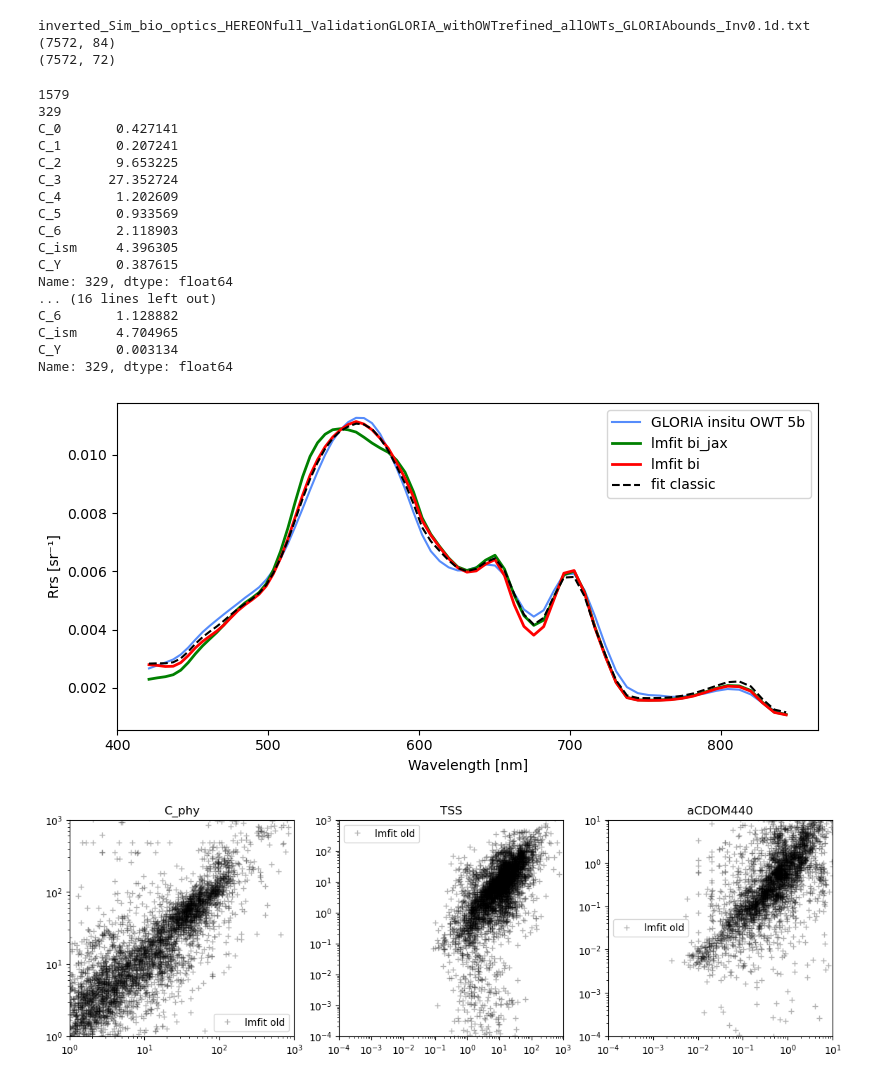
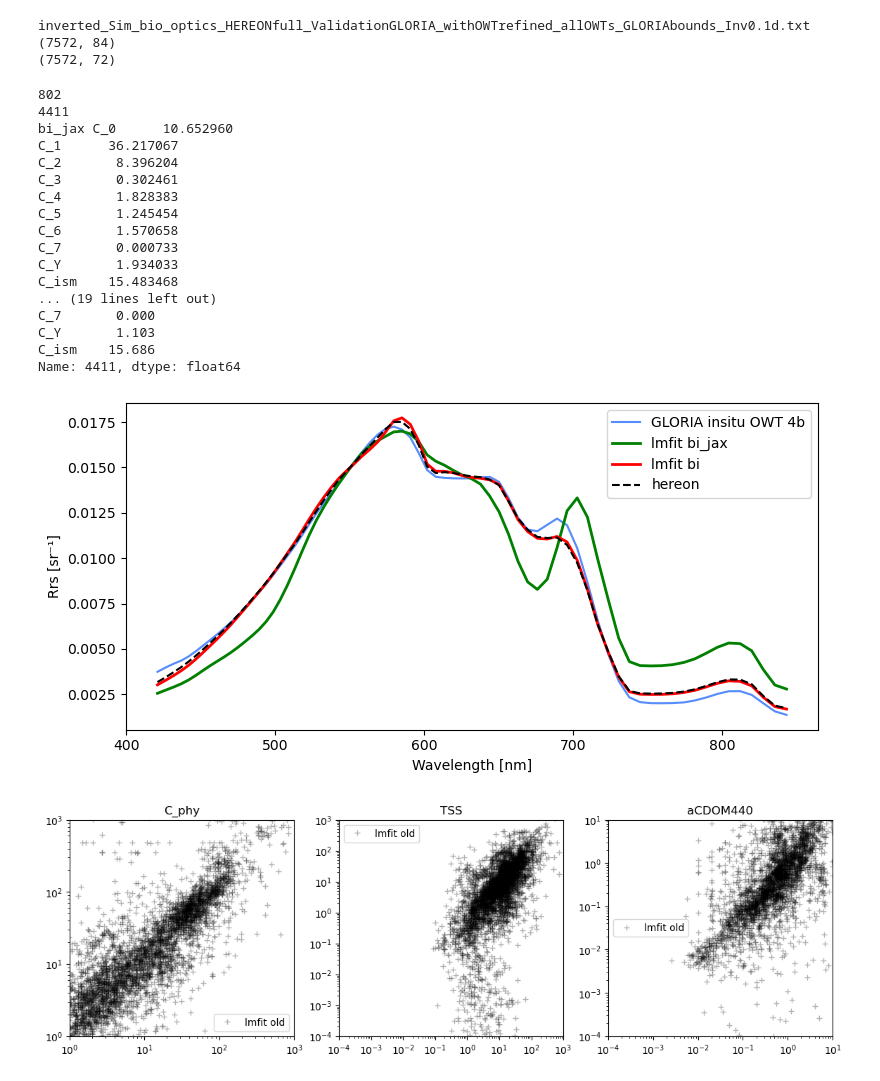
Before and after one commit to CMLandOcean/bio_optics, a Jupyter notebook: notebooks/15c_EnMAP_to_CHIME_OWT_ValidationGloria.ipynb, the cells around one changed output. Drawn from its saved outputs; the diff is of its cells as text; code cells hidden in the pictures.

```diff
--- a/notebooks/15c_EnMAP_to_CHIME_OWT_ValidationGloria.ipynb
+++ b/notebooks/15c_EnMAP_to_CHIME_OWT_ValidationGloria.ipynb
@@ -531,6 +533,7 @@ valid = np.where(np.sum(np.logical_not(np.isnan(sp_spectra)), axis=1)>0)[0]
 outdf = pd.DataFrame(sp_spectra[valid,:], columns=[str(a) for a in wavelengths])
 outdf['OWT'] = owt_result_str[0,:]
 
-outpath = "D:\Documents\projects\EnsAD\EnMAP\dask_oe_processor_2026\\"
+outpath = "Z:\projects\ongoing\AQUATIME\sharepoint\WP3 Product Engineering\InversionPhytoplanktonGroups\\validation\insitu\\"
+# outpath = "D:\Documents\projects\EnsAD\EnMAP\dask_oe_processor_2026\\"
 outdf.to_csv(outpath + 'ValidationGLORIA_withOWTrefined.txt',  sep='\t', header=True, index=False)
 # %% [markdown]
@@ -590,6 +593,7 @@ print(parList)
 # %%
 import ray
 
+noise = 1
 sp_results = pd.DataFrame(np.zeros((len(valid), len(parList))) + np.nan, columns = parList)
 
 for owt in OWTList[:]:
@@ -661,6 +665,10 @@ for owt in OWTList[:]:
             i = np.where(np.asarray(setup.fit_names) == fn)[0][0]
             y[ID] = results[:, i]
             sp_results[fn] = y
+
+        outpath = "Z:\projects\ongoing\AQUATIME\sharepoint\WP3 Product Engineering\InversionPhytoplanktonGroups\\validation\FullInversion_bio-optics_dev-bi_jax\\"
+        sp_results.to_csv(outpath + "invertedIOPs_Bi_jax_GLORIA_OWTrefined_GLORIA_withOWTNaNclass_OWT"+owt+".txt", header=True,
+                          index=False)
 # %% [output]
 1 0
 2 0
@@ -734,7 +738,8 @@ outDF.to_csv(outpath + "invertedRrs_Bi_jax_NorthSea_OWTrefined_GLORIA_withOWTNaN
 ##
 ## GLORIA Validation: read full inversion old way. Max_iter = 1500! Still a lot faster than this bi_jax version!
 import pandas as pd
-inpath = "D:\Documents\projects\EnsAD\EnMAP\dask_oe_processor_2026\FullInversion\\"
+# inpath = "D:\Documents\projects\EnsAD\EnMAP\dask_oe_processor_2026\FullInversion\\"
+inpath = "Z:\projects\ongoing\AQUATIME\sharepoint\WP3 Product Engineering\InversionPhytoplanktonGroups\\validation\FullInversion_bio-optics-hereon\\"
 fnames = os.listdir(inpath)
 ## b: with fluorescence, c: no fluorescence, d: no variation in b_ratio_bd, S_cdom
 # inverted_IOP_bio_optics_HEREONfull_ValidationGLORIA_withOWTrefined_allOWTs_GLORIAbounds_Inv0.1d.txt: includes inversion of all spetra with OWT NaN, which are perfectly fine according to QWIP!
@@ -753,8 +758,18 @@ inverted_Sim_bio_optics_HEREONfull_ValidationGLORIA_withOWTrefined_allOWTs_GLORI
 (7572, 72)
 # %%
 ## full inversion bi lmfit_engine (in python)
-iopTest = pd.read_csv("D:\Documents\projects\EnsAD\EnMAP\dask_oe_processor_2026\FullInversion\invertedIOPs_Bi_GLORIA_OWTrefined_GLORIA_withOWTNaNclass_OWT5b_b.txt", header=0)
+# inpath = "D:\Documents\projects\EnsAD\EnMAP\dask_oe_processor_2026\FullInversion\\"
+inpath = "Z:\projects\ongoing\AQUATIME\sharepoint\WP3 Product Engineering\InversionPhytoplanktonGroups\\validation\FullInversion_bio-optics-dev-bi\\"
+iopTest = pd.read_csv(inpath + "invertedIOPs_Bi_GLORIA_OWTrefined_GLORIA_withOWTNaNclass_OWT5b_b.txt", header=0)
 # iopTest.rename(columns={'C_ism': 'C_Y_new', 'C_Y': 'C_ism', 'C_Y_new': 'C_Y'}, inplace=True)
+iopTest2 = pd.read_csv(inpath + "invertedIOPs_Bi_GLORIA_OWTrefined_GLORIA_withOWTNaNclass_OWTNaN_b.txt", header=0) # had to be inverted in two parts, error for OWT 6
+owtList = ['7', 'NaN']
+for owt in owtList:
+    ID = outDF.OWTstr == owt
+    for col in iopTest.columns.values:
+        y = np.array(iopTest[col].values)
+        y[ID] = iopTest2[col].values[ID]
+        iopTest[col] = y
 
 ## run forward
 ## --- setup bi forward ---
@@ -797,46 +812,47 @@ for i in range(iopTest.shape[0]):
         R_rs_sim = forward_func(params, wavelengths)
         Rrs_sim_Arr[i,:] = R_rs_sim
 # %%
-indOWT = np.where(outDF.OWTstr == '5b')[0]
+indOWT = np.where(outDF.OWTstr == '4b')[0]
 print(len(indOWT))
-i = indOWT[80]
+i = indOWT[500]
 print(i)
 vi = i
-print(sp_results.iloc[i, :])
-print(invIOP[sp_results.columns.values].iloc[i, :])
-print(iopTest[sp_results.columns.values].iloc[i, :])
+print('bi_jax', sp_results.iloc[i, :])
+print('bi', np.round(iopTest[sp_results.columns.values].iloc[i, :], 3))
+print('hereon', np.round(invIOP[sp_results.columns.values].iloc[i, :], 3))
+
 # print(invIOP['S_cdom'].iloc[i])
 
 fig, ax = plt.subplots(figsize=(8, 4))
 ax.plot(wavelengths, sp_spectra[valid,:][i,:], '-', label='GLORIA insitu OWT '+ outDF['OWTstr'].values[i])
 ax.plot(wavelengths, Rrs_sim_jax_Arr[i,:], 'g-', lw=2, label='lmfit bi_jax')
 ax.plot(wavelengths, Rrs_sim_Arr[i,:], 'r-', lw=2, label='lmfit bi')
+ax.plot(invWL, invRrs.iloc[vi,:], 'k--',  label='hereon')
 
-ax.plot(invWL, invRrs.iloc[vi,:], 'k--',  label='fit classic')
 ax.set_xlabel('Wavelength [nm]')
 ax.set_ylabel('Rrs [sr⁻¹]')
 ax.legend()
 plt.tight_layout()
 plt.show()
 # %% [output]
-1579
-329
-C_0       0.427141
-C_1       0.207241
-C_2       9.653225
-C_3      27.352724
-C_4       1.202609
-C_5       0.933569
-C_6       2.118903
-C_ism     4.396305
-C_Y       0.387615
-Name: 329, dtype: float64
-... (16 lines left out)
-C_6       1.128882
-C_ism     4.704965
-C_Y       0.003134
-Name: 329, dtype: float64
+802
+4411
+bi_jax C_0      10.652960
+C_1      36.217067
+C_2       8.396204
+C_3       0.302461
+C_4       1.828383
+C_5       1.245454
+C_6       1.570658
+C_7       0.000733
+C_Y       1.934033
+C_ism    15.483468
+... (19 lines left out)
+C_7       0.000
+C_Y       1.103
+C_ism    15.686
+Name: 4411, dtype: float64
-[figure, old version]
+[figure, new version]
 # %%
 sp_results['C_phy'] = np.nansum(sp_results[['C_0', 'C_1', 'C_2', 'C_3', 'C_4', 'C_5', 'C_6', 'C_7']].values, axis=1)
 # %%
```
Also changed, not shown: parts of 20 cells of this notebook.
